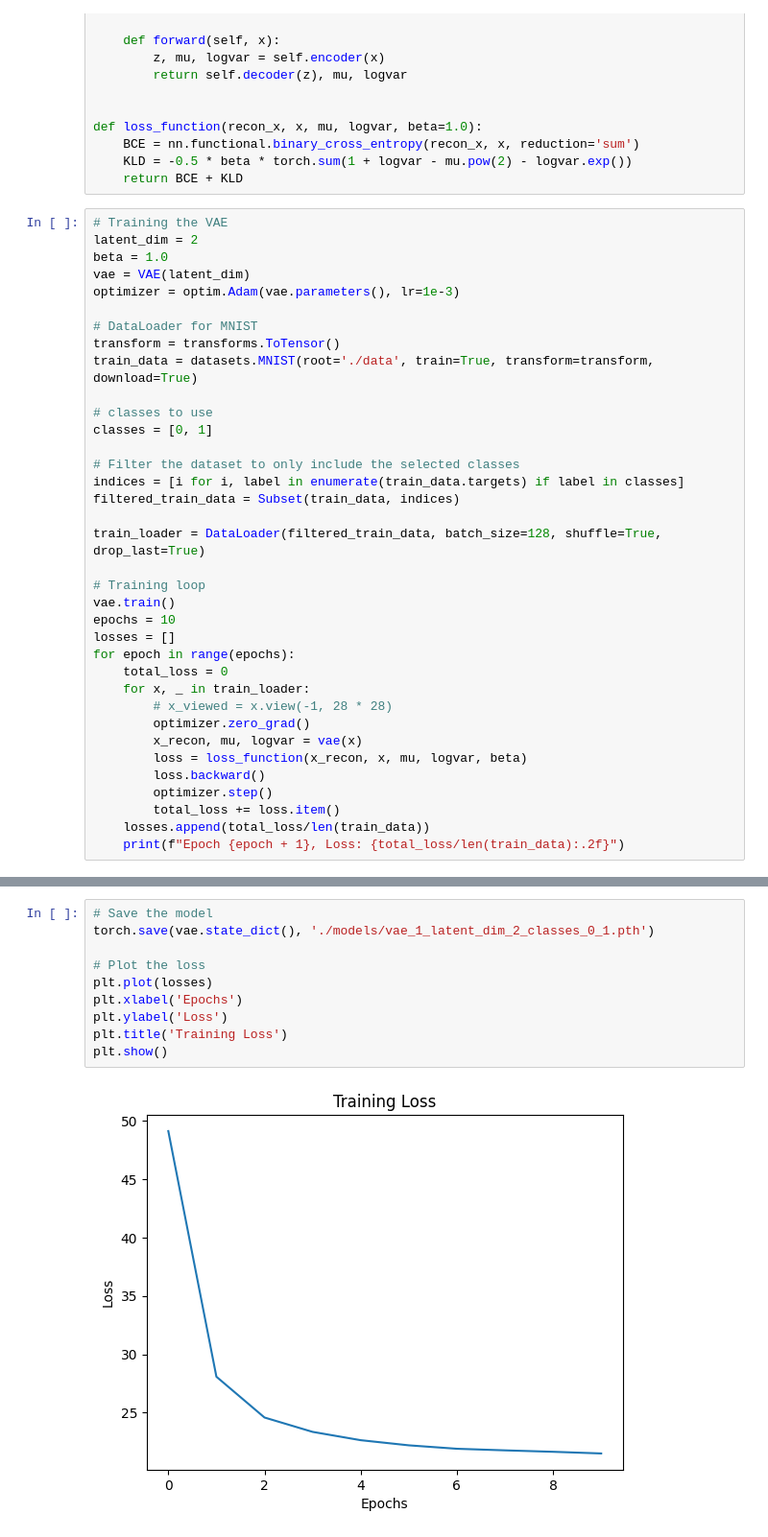
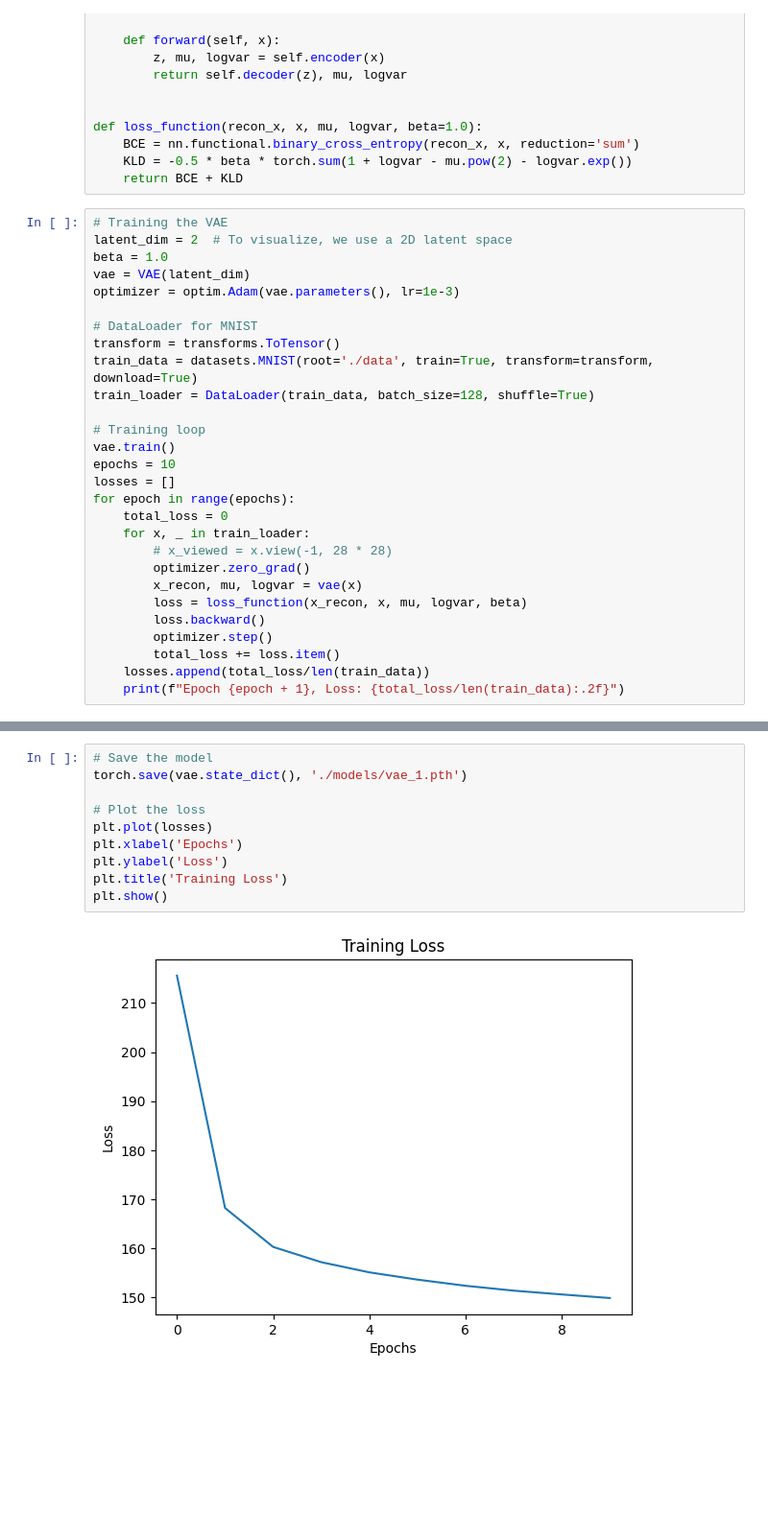
Before and after one commit to francklaborde/GDA_Project, a Jupyter notebook: Latent_space_oddity.ipynb, the cells around one changed output, grey strips where cells are left out. Shown: that part at 96% size. Saved outputs shown, nothing was run; the diff lists cells and outputs as text; blank space fills up the shorter version.

```diff
--- a/Latent_space_oddity.ipynb
+++ b/Latent_space_oddity.ipynb
@@ -79,7 +77,7 @@ def loss_function(recon_x, x, mu, logvar, beta=1.0):
     return BCE + KLD
 # %%
 # Training the VAE
-latent_dim = 2
+latent_dim = 2  # To visualize, we use a 2D latent space
 beta = 1.0
 vae = VAE(latent_dim)
 optimizer = optim.Adam(vae.parameters(), lr=1e-3)
@@ -87,15 +85,7 @@ optimizer = optim.Adam(vae.parameters(), lr=1e-3)
 # DataLoader for MNIST
 transform = transforms.ToTensor()
 train_data = datasets.MNIST(root='./data', train=True, transform=transform, download=True)
-
-# classes to use
-classes = [0, 1]
-
-# Filter the dataset to only include the selected classes
-indices = [i for i, label in enumerate(train_data.targets) if label in classes]
-filtered_train_data = Subset(train_data, indices)
-
-train_loader = DataLoader(filtered_train_data, batch_size=128, shuffle=True, drop_last=True)
+train_loader = DataLoader(train_data, batch_size=128, shuffle=True)
 
 # Training loop
 vae.train()
@@ -127,12 +117,12 @@ Epoch 10, Loss: 21.50
 # %%
 # Save the model
-torch.save(vae.state_dict(), './models/vae_1_latent_dim_2_classes_0_1.pth')
+torch.save(vae.state_dict(), './models/vae_1.pth')
 
 # Plot the loss
 plt.plot(losses)
 plt.xlabel('Epochs')
 plt.ylabel('Loss')
 plt.title('Training Loss')
 plt.show()
 # %% [output]
-[figure, old version]
+[figure, new version]
```
Also changed, not shown: parts of 20 cells of this notebook, 3 other files.
